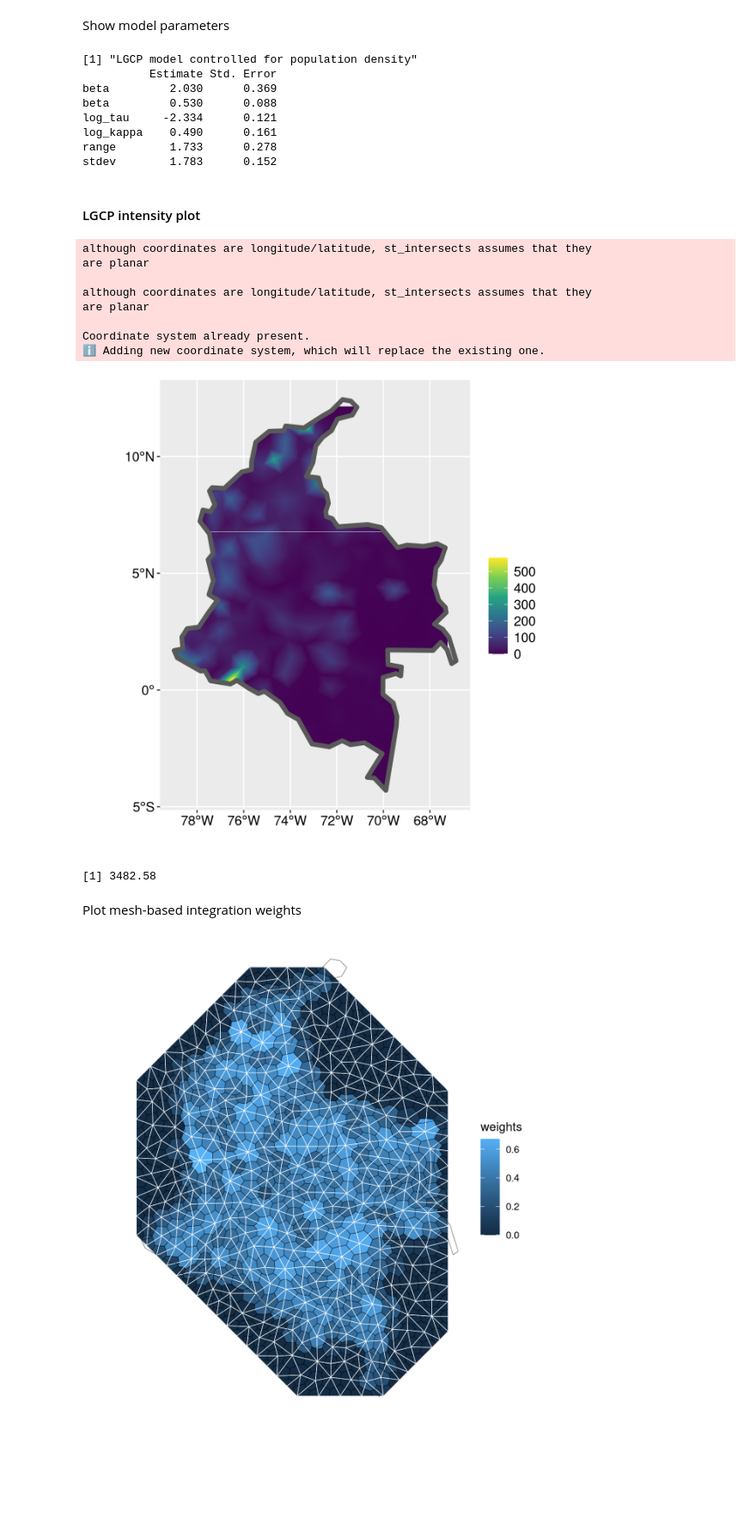
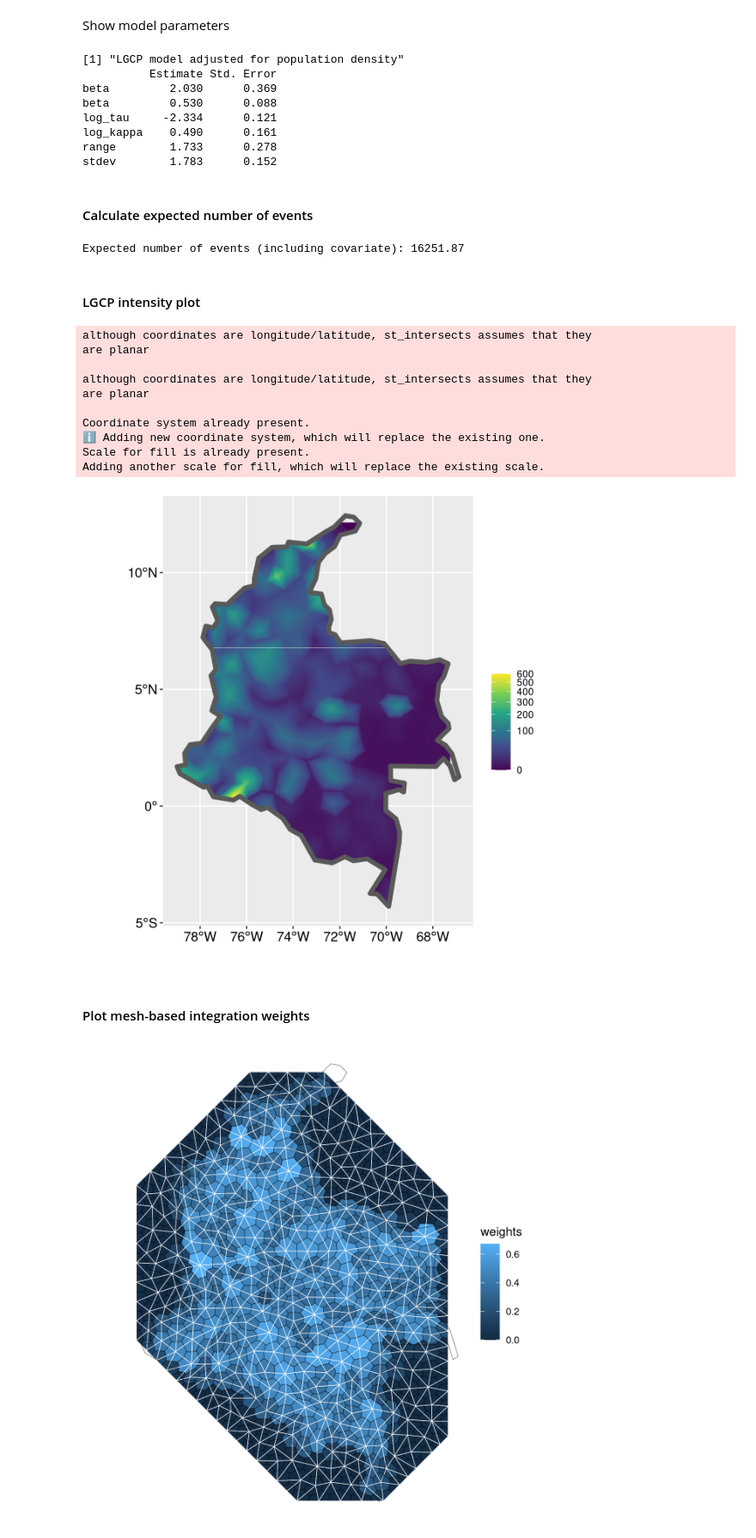
Before and after one commit to ElisavetPappa/col-conflict-sv, a Jupyter notebook: Pappa_et_al_EntireConflict.ipynb, the cells around one changed output. Shown at 86% size. Saved outputs shown, nothing was run; the diff lists cells and outputs as text; code cells hidden in the pictures; blank space fills up the shorter version.

```diff
--- a/Pappa_et_al_EntireConflict.ipynb
+++ b/Pappa_et_al_EntireConflict.ipynb
@@ -56,12 +52,13 @@ library(colmaps)           # Maps of Colombia
 # %%
 # Set random seed for reproducibility
 set.seed(7550822)
+# %%
+# Path to data files and output directory
+data_path <- "/home/main/data/ColSVData/"
+output_dir <- "/home/main/data/ColSVOutput/"
 # %% [markdown]
 ### Import conflict event data files
 # %%
-# Path to data files
-data_path <- "/Users/elisavetpappa/Dropbox/Mac/Desktop/Publications/Armed_Conflict/Cento_National_Data/Victimas"
-data_path <- "/home/main/Dropbox/Studies/PAPSIVI_Paper3/LGCP Modelling/Data"
 
 # Define the list of required columns
 required_columns <- c("ID Caso", "Código DANE de Municipio", "Municipio", "Departamento",
@@ -166,7 +163,7 @@ combined_data$Date <- as.POSIXct(combined_data$DateString, format = "%Y-%m-%d",
 
 # Recode violence event types
 combined_data <- combined_data %>%
-  plyr::mutate(EventType = case_when(
+  dplyr::mutate(EventType = case_when(
     source_file == "VictimasAB_202409.xlsx" ~ "AB", # Acciones Bélicas
     source_file == "VictimasAP_202409.xlsx" ~ "AP", # Ataques Poblaciones
     source_file == "VictimasAS_202409.xlsx" ~ "AS", # Asesinatos selectivos
@@ -463,10 +459,10 @@ lgcp_model_coefs_with_cov <- get_coefs(fit_with_covariate)
 # %% [markdown]
 Show model parameters
 # %%
-print("LGCP model controlled for population density")
+print("LGCP model adjusted for population density")
 print(round(lgcp_model_coefs_with_cov, 3))
 # %% [output]
-[1] "LGCP model controlled for population density"
+[1] "LGCP model adjusted for population density"
           Estimate Std. Error
 beta         2.030      0.369
 beta         0.530      0.088
@@ -474,38 +470,56 @@ log_tau     -2.334      0.121
 log_kappa    0.490      0.161
 range        1.733      0.278
 stdev        1.783      0.152
+# %% [markdown]
+#### Calculate expected number of events
+# %%
+# Get weights
+w <- get_weights(smesh, sf = colombia)$weights
+
+# Get spatial field values
+f <- get_fields(fit_with_covariate, smesh)
+
+# Extract coefficients
+coefs <- get_coefs(fit_with_covariate)
+beta0 <- coefs[1, 1]  # Intercept
+beta1 <- coefs[2, 1]  # Population density coefficient
+
+# Compute expected number of events including covariate
+expected_events_with_cov <- sum(w * exp(beta0 + beta1 * covariate_matrix[, 1] + f))
+
+# Print result
+cat("Expected number of events (including covariate):", expected_events_with_cov, "\n")
+# %% [output]
+Expected number of events (including covariate): 16251.87
 # %% [markdown]
 #### LGCP intensity plot
 # %%
 lambda_plot_with_cov <- show_lambda(fit_with_covariate, smesh, sf = colombia, clip = TRUE)
 
-lambda_plot_with_cov +
-  #scale_fill_viridis_c(option = "plasma") +
+lambda_plot_with_cov <- lambda_plot_with_cov +
+  #scale_fill_viridis_c(option = "viridis", trans = "sqrt", limits = c(0, 2500)) +
+  scale_fill_viridis_c(option = "viridis", trans = "sqrt", limits = c(0, 600)) +
   theme(text = element_text(size = 14, color = "black"),
         axis.title = element_text(size = 16, color = "black"),
         axis.text = element_text(size = 12, color = "black"),
         plot.title = element_text(size = 18, color = "black"),
-        legend.text = element_text(size = 12, color = "black"),
+        legend.text = element_text(size = 9, color = "black"),
         legend.title = element_text(size = 14, color = "black"))
+
+lambda_plot_with_cov
+ggsave(paste0(output_dir, "Figure2A_lgcp_cov.png"), width = 6, height = 6, dpi = 300)
 # %% [output]
 although coordinates are longitude/latitude, st_intersects assumes that they
 are planar
 
 although coordinates are longitude/latitude, st_intersects assumes that they
 are planar
 
 Coordinate system already present.
 ℹ Adding new coordinate system, which will replace the existing one.
+Scale for fill is already present.
+Adding another scale for fill, which will replace the existing scale.
-[figure, old version]
+[figure, new version]
-# %%
-## get weights used
-w <- get_weights(smesh, sf = colombia)$weights
-
-## extract field values at mesh nodes
-f <- get_fields(fit_with_covariate, smesh)
-sum(w * exp(f + get_coefs(fit_with_covariate)[1, 1]))
-# %% [output]
-[1] 3482.58
 # %% [markdown]
-Plot mesh-based integration weights
+#### Plot mesh-based integration weights
 # %%
```
Also changed, not shown: parts of 55 cells of this notebook, 1 other file.
